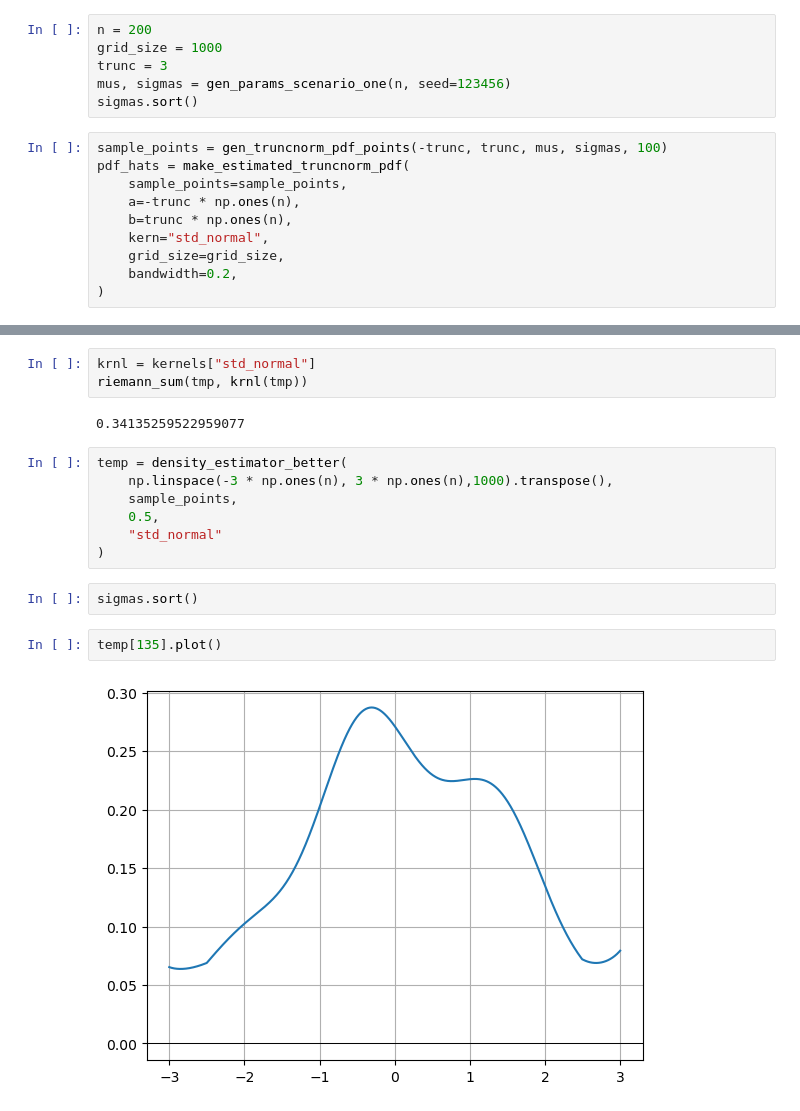
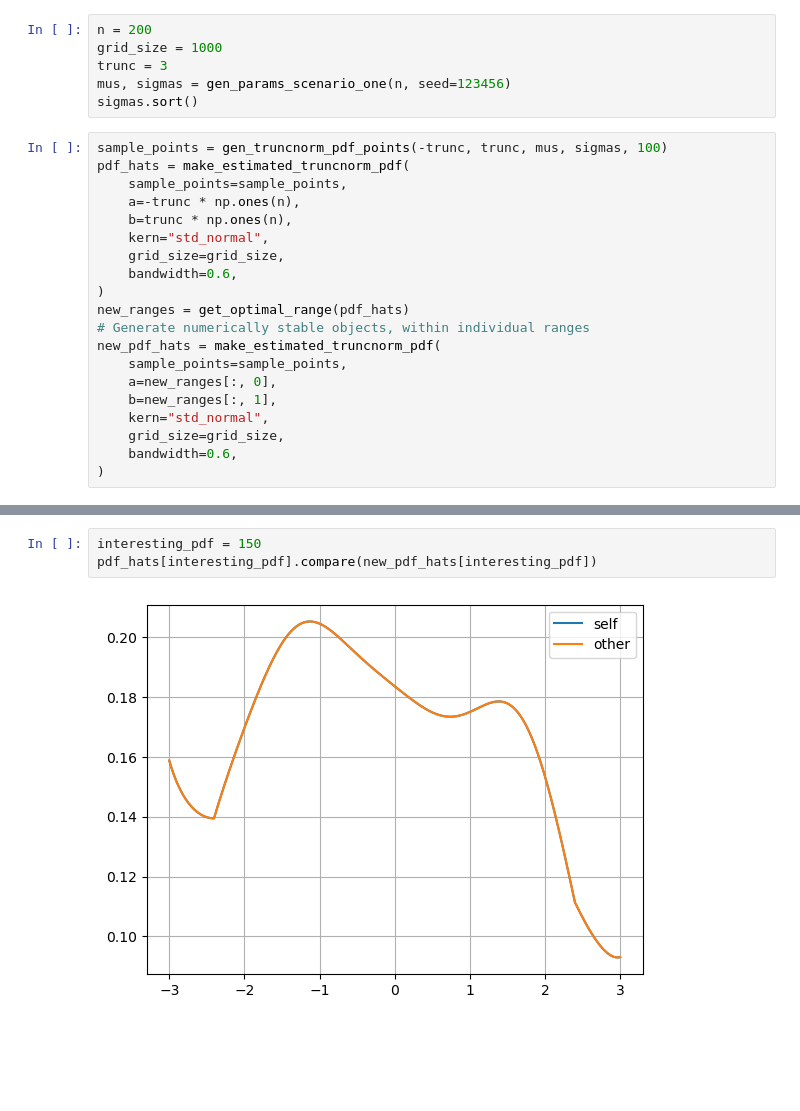
Before and after one commit to mirkimirk/thesis_frechet_fda, a Jupyter notebook: src/frechet_fda/reproduction_petersen2016.ipynb, the cells around one changed output, grey strips where cells are left out. Saved outputs shown, nothing was run; the diff lists cells and outputs as text; blank space fills up the shorter version.

```diff
--- a/src/frechet_fda/reproduction_petersen2016.ipynb
+++ b/src/frechet_fda/reproduction_petersen2016.ipynb
@@ -430,5 +443,15 @@ pdf_hats = make_estimated_truncnorm_pdf(
     b=trunc * np.ones(n),
     kern="std_normal",
     grid_size=grid_size,
-    bandwidth=0.2,
+    bandwidth=0.6,
 )
+new_ranges = get_optimal_range(pdf_hats)
+# Generate numerically stable objects, within individual ranges
+new_pdf_hats = make_estimated_truncnorm_pdf(
+    sample_points=sample_points,
+    a=new_ranges[:, 0],
+    b=new_ranges[:, 1],
+    kern="std_normal",
+    grid_size=grid_size,
+    bandwidth=0.6,
+)
@@ -520,18 +458,5 @@ plt.grid()
-# %%
-krnl = kernels["std_normal"]
-riemann_sum(tmp, krnl(tmp))
-# %% [output]
-0.34135259522959077
-# %%
-temp = density_estimator_better(
-    np.linspace(-3 * np.ones(n), 3 * np.ones(n),1000).transpose(),
-    sample_points,
-    0.5,
-    "std_normal"
-)
-# %%
-sigmas.sort()
-# %%
-temp[135].plot()
-# %% [output]
-[figure, removed]
+# %%
+interesting_pdf = 150
+pdf_hats[interesting_pdf].compare(new_pdf_hats[interesting_pdf])
+# %% [output]
+[figure, added]
```
Also changed, not shown: parts of 17 cells of this notebook, 4 other files.
